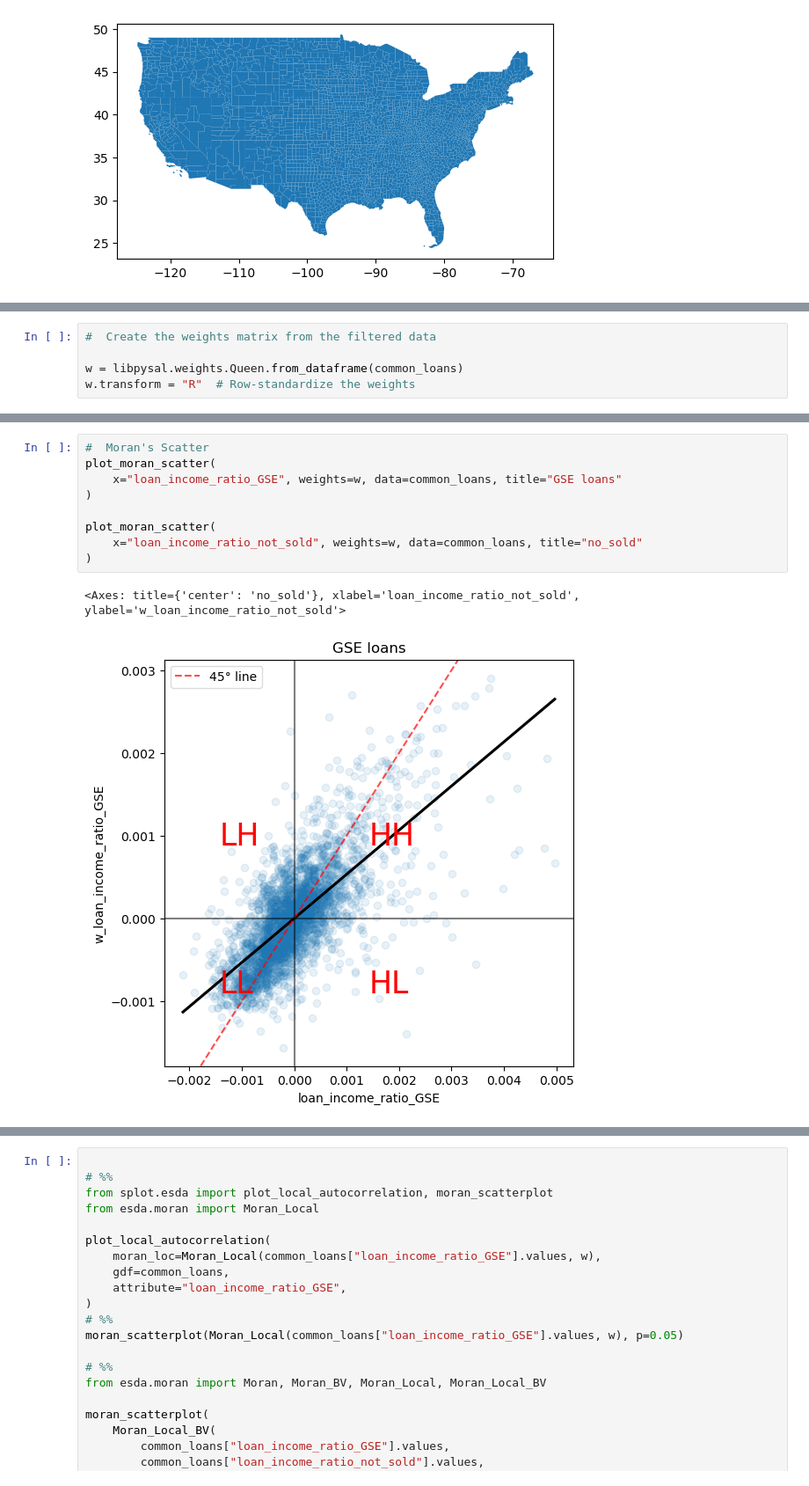
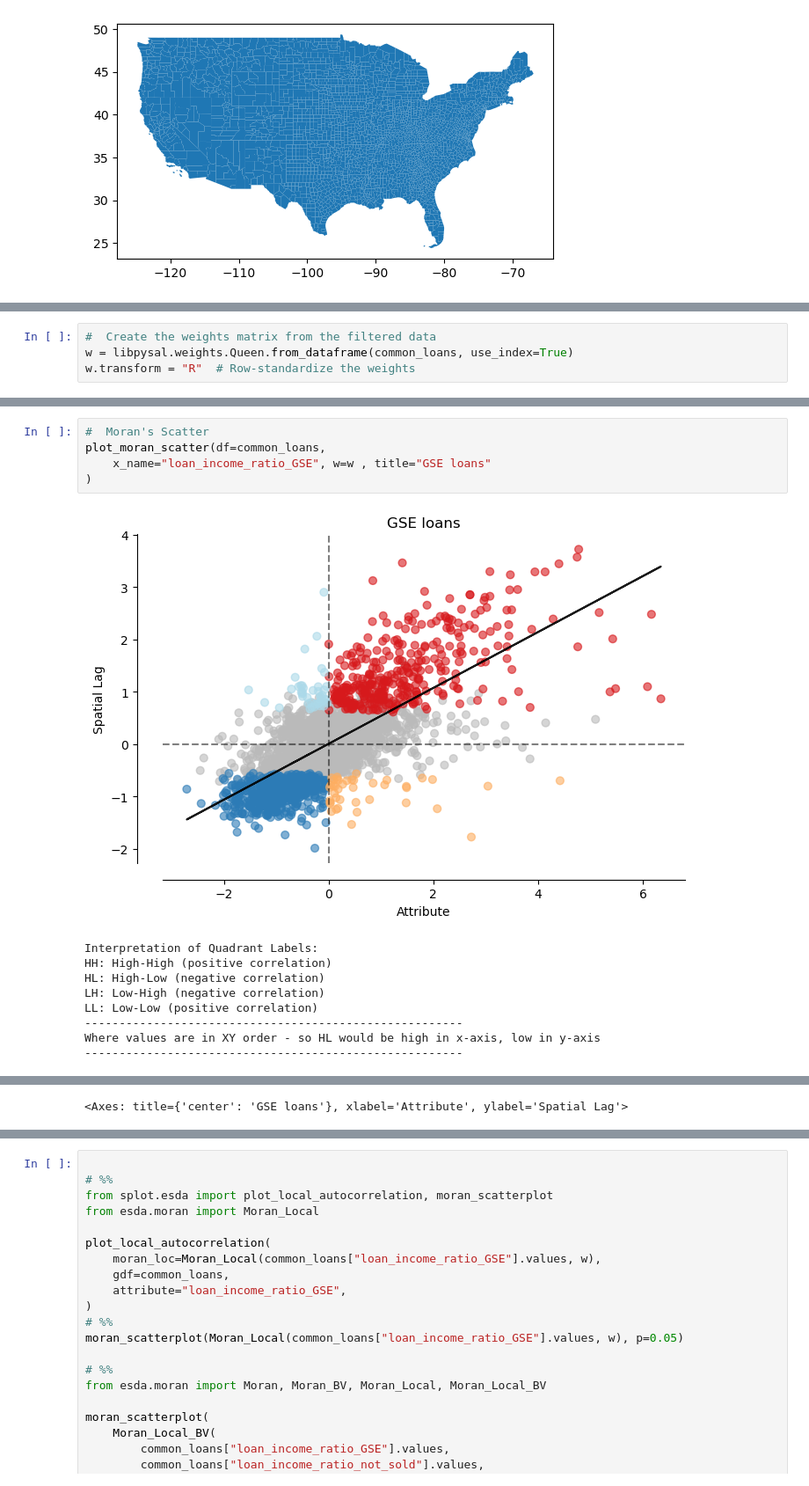
Before and after one commit to mmann1123/Clustering-Tutorial, a Jupyter notebook: HMDA_Cluster_Tutorial.ipynb, the cells around one changed output, grey strips where cells are left out. Shown at 88% size. Cells and saved outputs as stored; diff of their text form.

```diff
--- a/HMDA_Cluster_Tutorial.ipynb
+++ b/HMDA_Cluster_Tutorial.ipynb
@@ -200,5 +244,4 @@ Text(0.5, 1.0, 'Loan-to-Income Ratio not sold')
 # %%
 #  Create the weights matrix from the filtered data
-
-w = libpysal.weights.Queen.from_dataframe(common_loans)
+w = libpysal.weights.Queen.from_dataframe(common_loans, use_index=True)
 w.transform = "R"  # Row-standardize the weights
@@ -225,12 +343,15 @@ Interpretation: The data shows moderate positive spatial autocorrelation (cluste
 # %%
 #  Moran's Scatter
-plot_moran_scatter(
-    x="loan_income_ratio_GSE", weights=w, data=common_loans, title="GSE loans"
+plot_moran_scatter(df=common_loans,
+    x_name="loan_income_ratio_GSE", w=w , title="GSE loans"
 )
-
-plot_moran_scatter(
-    x="loan_income_ratio_not_sold", weights=w, data=common_loans, title="no_sold"
-)
 # %% [output]
+[figure, new version]
-<Axes: title={'center': 'no_sold'}, xlabel='loan_income_ratio_not_sold', ylabel='w_loan_income_ratio_not_sold'>
+Interpretation of Quadrant Labels:
+HH: High-High (positive correlation)
+HL: High-Low (negative correlation)
+LH: Low-High (negative correlation)
+LL: Low-Low (positive correlation)
+-------------------------------------------------------
+Where values are in XY order - so HL would be high in x-axis, low in y-axis
+-------------------------------------------------------
-[figure, old version]
@@ -237,0 +358 @@ plot_moran_scatter(
+<Axes: title={'center': 'GSE loans'}, xlabel='Attribute', ylabel='Spatial Lag'>
```
Also changed, not shown: parts of 22 cells of this notebook, 2 other files.
